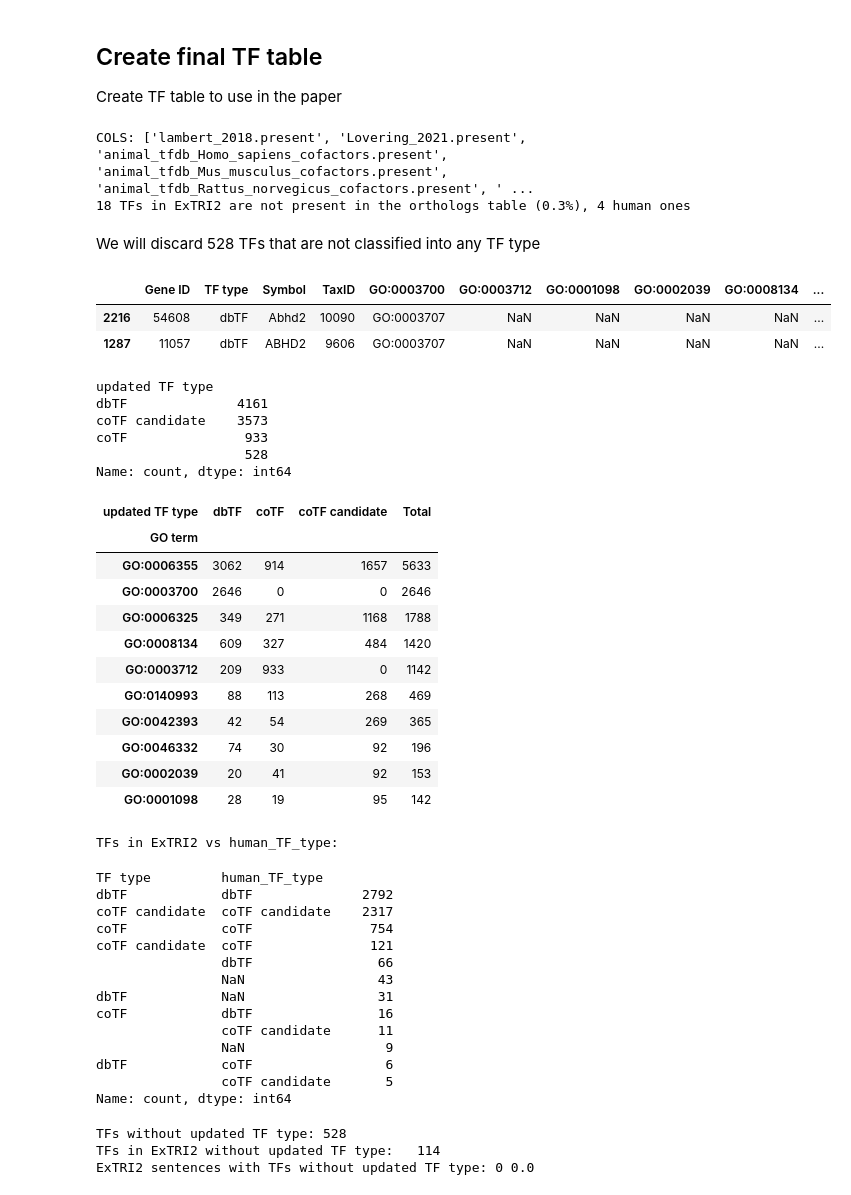
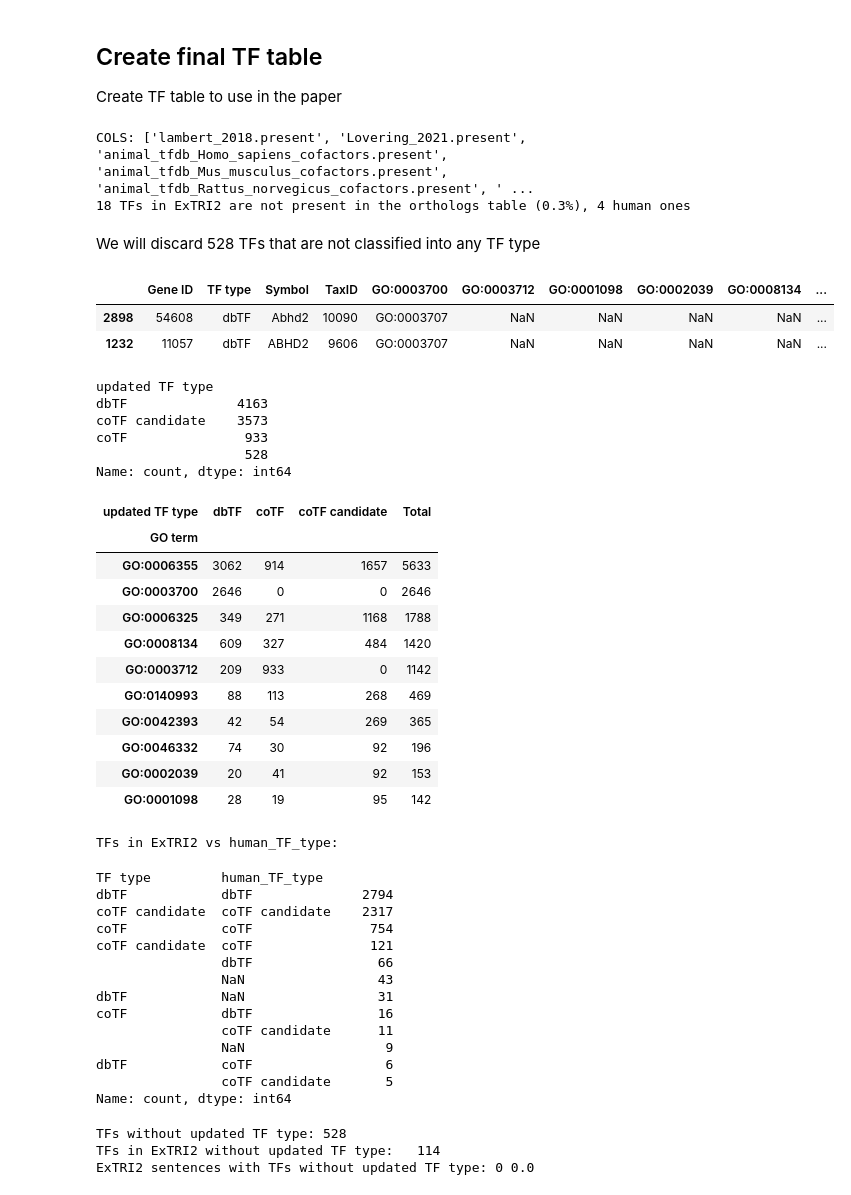
Before and after one commit to Rbbt-Workflows/ExTRI2, a Jupyter notebook: scripts/preprocessing/get_NCBI_TF_IDs.ipynb, the cells around one changed output. Cells and saved outputs as stored; diff of their text form; code cells hidden in the pictures.

Commit message:
Updated all_TFs to contain AP1/NFKB dimers

```diff
--- a/scripts/preprocessing/get_NCBI_TF_IDs.ipynb
+++ b/scripts/preprocessing/get_NCBI_TF_IDs.ipynb
@@ -356,31 +371,27 @@ for TF_type in TF_types:
 # %% [markdown]
 ## Get final TF set for the pipeline
 # %%
-# Get TF sets for each TF type
+# Get TF sets from QuickGO & TFCheckpoint for each TF type
 TF_IDs_dict = {}
-for TF_type in TF_types:
+for TF_type in ["dbTF", "coTF"]:
     TF_IDs = set()
 
     # Get QuickGO TFs
     QuickGO_subset = QuickGO[QuickGO['TF type'] == TF_type]
-    QuickGO_IDs = [j for i in list(QuickGO_subset['TF ID']) for j in i]
-    TF_IDs.update(set(QuickGO_IDs))
+    QuickGO_IDs_set = {j for i in list(QuickGO_subset['TF ID']) for j in i}
 
-    # Get TFCheckpoint TFs
-    TF_IDs.update(TFCheckpoint_sets[TF_type])
+    # Join QuickGO & TFCheckpoint TF sets & save to dictionary
+    TF_IDs_dict[TF_type] = QuickGO_IDs_set | TFCheckpoint_sets[TF_type]
 
-    # Save into dictionary
-    TF_IDs_dict[TF_type] = TF_IDs
-
-
-# coTFs must not contain dbTFs.
+# Remove from the coTF set these GeneIDs present in the dbTF set
 TF_IDs_dict['coTF'].difference_update(TF_IDs_dict['dbTF'])
 
 # Add the less likely coTFs as a subset of the coTFs
+# TODO - Why as a subset of coTFs? Why would we have repeated ll_coTFs in coTF? Might this be creating some bugs?
 TF_IDs_dict['ll_coTF'] = ll_coTF.intersection(TF_IDs_dict['coTF'])
 
 # Save each of them as a list
-for TF_type in TF_types + ['ll_coTF']:
+for TF_type in ['dbTF', 'coTF', 'll_coTF']:
     path = get_TF_ids_path(TF_type, postprocessing_path)
     with open(path, 'w') as f:
         for TF in TF_IDs_dict[TF_type]:
@@ -437,7 +425,7 @@ TFs_df = TFs_df[~((TFs_df['TF type'] == 'coTF') & (TFs_df['Gene ID'].isin(ll_coT
 assert len(TFs_df) == len(set(TFs_df['Gene ID'])), "There are duplicated Gene IDs in the TFs_df"
 
 # Use eutils to map each gene ID to the gene symbol & TF type
-annotationsSummary = retrieve_annotations(TFs_df['Gene ID'].tolist())
+annotationsSummary = retrieve_annotations_entrez(TFs_df['Gene ID'].tolist())
 EntrezIDtoSymbol = {ID : {'Name': annotation["Name"], 'TaxID': annotation['Organism']['TaxID']} for ID, annotation in zip(TFs_df['Gene ID'].tolist(), annotationsSummary)}
 TFs_df['Symbol'] = TFs_df['Gene ID'].map(lambda ID: EntrezIDtoSymbol[ID]['Name'])
 TFs_df['TaxID'] = TFs_df['Gene ID'].map(lambda ID: EntrezIDtoSymbol[ID]['TaxID'])
@@ -446,7 +434,7 @@ TFs_df['TaxID'] = TFs_df['Gene ID'].map(lambda ID: EntrezIDtoSymbol[ID]['TaxID']
 # --- JOIN WITH QUICKGO ---
 for GO_term in GO_dbTF + GO_coTF + ["GO:0006355"]:
     # Load the GO term table
-    GO_table = pd.read_csv(in_data_path + f"QuickGO-{GO_term.replace(':', '')}.tsv", sep="\t", header=0, dtype='str')
+    GO_table = pd.read_csv(external_data_path + f"QuickGO-{GO_term.replace(':', '')}.tsv", sep="\t", header=0, dtype='str')
 
     # Process the GO term table
     GO_table = (
@@ -477,13 +465,12 @@ TFCheckpoint_agg = (
 TFs_df = TFs_df.merge(TFCheckpoint_agg[cols + ['EntrezIDs']], left_on=['Gene ID'], right_on=['EntrezIDs'], how='left').drop(columns=["EntrezIDs"])
 
 # Ensure sources only have values for the correct species
-import numpy as np
 TFs_df.loc[TFs_df['TaxID'] != '9606',  ['TFclass_human', 'animal_tfdb_Homo_sapiens_cofactors.present', 'tcof_cotf_human.present', 'lambert_2018.present', 'Lovering_2021.present']] = np.nan
 TFs_df.loc[TFs_df['TaxID'] != '10090', ['TFclass_mouse', 'animal_tfdb_Mus_musculus_cofactors.present', 'tcof_cotf_mouse.present']] = np.nan
 TFs_df.loc[TFs_df['TaxID'] != '10116', ['TFclass_rat',   'animal_tfdb_Rattus_norvegicus_cofactors.present']] = np.nan
 
-# --- CREATE NEW CATEGORISATION ---
-new_categorisation = {
+# --- CREATE NEW TF CATEGORISATION ---
+new_categorisation_cols = {
     'dbTF': GO_dbTF + [col for col in TFCheckpoint_cols['dbTF'] if col not in ['TFclass.present.merged']] + ['TFclass_human', 'TFclass_mouse', 'TFclass_rat'],
     'coTF candidate': GO_coTF + TFCheckpoint_cols['coTF'] + ["GO:0006355"],
     'coTF': ["GO:0003712"]
@@ -493,24 +480,32 @@ TFs_df = TFs_df.replace("", np.nan) # Replace empty strings with NaN
 TFs_df["updated TF type"] = '' # Default
 # dbTF will overwrite coTF, which will overwrite coTF candidate
 for tf_type in ['coTF candidate', 'coTF', 'dbTF']:
-    cols = new_categorisation[tf_type]
+    cols = new_categorisation_cols[tf_type]
     TFs_df.loc[TFs_df[cols].notna().any(axis=1), 'updated TF type'] = tf_type
+
+# --- ADD NFKB & AP1 COMPLEXES ---
+TFs_df = pd.concat([TFs_df, pd.DataFrame([{
+    'Gene ID': f"Complex:{complex}",
+    'Symbol': complex,
+    'TF type': "dbTF",
+    'updated TF type': "dbTF",
+} for complex in ['AP1', 'NFKB']])], ignore_index=True)
 
 # --- CLEAN UP & SAVE ---
 
 # Create column if in ExTRI2 dataset
-ExTRI2_df = pd.read_csv("../../data/paper_tables/ExTRI2_final_resource.tsv", sep="\t", dtype='str')
+ExTRI2_df = pd.read_csv(paper_ExTRI2_path, sep="\t", dtype='str')
 geneIDs_in_ExTRI2 = {id for col in ['TF Id', 'TG Id'] for ids in ExTRI2_df[col].unique() for id in ids.split(';')}
 
 TFs_df["In ExTRI"] = TFs_df['Gene ID'].isin(geneIDs_in_ExTRI2)
 
 # Add orthologs information
-all_orthologs_df = pd.read_csv("../../data/postprocessing/tables/orthologs_final.tsv", sep="\t", dtype='str').set_index('Gene_ID')
+all_orthologs_df = pd.read_csv(all_orthologs_path, sep="\t", dtype='str').set_index('Gene_ID')
 TFs_df['human_gene_ID']     = TFs_df['Gene ID'].map(all_orthologs_df['unique_human_gene_ID'])
 TFs_df['human_symbol']      = TFs_df['Gene ID'].map(all_orthologs_df['unique_human_gene_symbol'])
 TFs_df['hgnc_id']           = TFs_df['Gene ID'].map(all_orthologs_df['unique_HGNC_ID'])
 
-# Fill in human ones not present in orthologs_df (those that weren't in Ensembl)
+# Ensure all human TFs have the "human" columns filled in (some are not in the Ensembl orthologs list)
 m_missing = (TFs_df['In ExTRI'] & ~TFs_df['Gene ID'].isin(all_orthologs_df.index))
 m_missing_human = m_missing & (TFs_df['TaxID'] == '9606')
 print(f"{m_missing.sum()} TFs in ExTRI2 are not present in the orthologs table ({m_missing.sum() / TFs_df['In ExTRI'].sum():.1%}), {(m_missing_human).sum()} human ones")
@@ -526,13 +521,13 @@ TFs_df["updated TF type"] = pd.Categorical(TFs_df["updated TF type"], categories
 TFs_df = TFs_df.sort_values(by=['In ExTRI', 'updated TF type', 'human_symbol', 'TaxID'], ascending=[False, True, True, True])
 
 # Save the complete dataset
-TFs_df.to_csv("../../analysis/tables/all_TFs.tsv", sep="\t", index=False)
+TFs_df.to_csv(all_TFs_path, sep="\t", index=False)
 
 # --- CREATE PAPER TF TABLES ---
 # Save the 2 tables we'll include in the paper
 
 md(f'We will discard {TFs_df[TFs_df["updated TF type"] == ""].shape[0]} TFs that are not classified into any TF type')
-TFs_df[TFs_df['updated TF type'] != ''][['Gene ID', 'Symbol', 'TaxID']].to_csv("../../data/paper_tables/all_considered_TFs.tsv", sep="\t", index=False)
+TFs_df[TFs_df['updated TF type'] != ''][['Gene ID', 'Symbol', 'TaxID']].to_csv(all_considered_TFs_path, sep="\t", index=False)
 
 # Create table with only TFs in ExTRI2
 TFs_in_ExTRI2 = (TFs_df
@@ -567,38 +562,38 @@ TFs_in_ExTRI2['human_TF_type'] = TFs_in_ExTRI2['human_gene_ID'].map(tf_type_map)
 
 
 # Save the table
-TFs_in_ExTRI2.to_csv("../../data/paper_tables/TFs_in_ExTRI2.tsv", sep="\t", index=False)
+TFs_in_ExTRI2.to_csv(TFs_in_ExTRI2_path, sep="\t", index=False)
 
 # --- SHOW STATS ---
 pd.set_option('display.max_columns', None)
 display(TFs_df.head(2))
 display(TFs_df['updated TF type'].value_counts(dropna=False))
 
 # Show updated TF types per GO term
 summary = (
     TFs_df
     .melt(id_vars="updated TF type", value_vars=[c for c in TFs_df.columns if c.startswith("GO:")],
           var_name="GO term", value_name="present")
     .assign(present=lambda d: d["present"].notna())
     .query("present == True")
     .groupby(["GO term", "updated TF type"], observed=True)
     .size()
     .unstack(fill_value=0)       # columns = updated TF type
 )
 summary["Total"] = summary.sum(axis=1)
 display(summary.sort_values("Total", ascending=False))
 
 print("TFs in ExTRI2 vs human_TF_type:")
 display(TFs_in_ExTRI2[['TF type', 'human_TF_type']].value_counts(dropna=False))
 # %% [output]
 COLS: ['lambert_2018.present', 'Lovering_2021.present', 'animal_tfdb_Homo_sapiens_cofactors.present', 'animal_tfdb_Mus_musculus_cofactors.present', 'animal_tfdb_Rattus_norvegicus_cofactors.present', ' ...
 18 TFs in ExTRI2 are not present in the orthologs table (0.3%), 4 human ones
 We will discard 528 TFs that are not classified into any TF type
 |  | Gene ID | TF type | Symbol | TaxID | GO:0003700 | GO:0003712 | GO:0001098 | GO:0002039 | GO:0008134 | ... |
-| 2216 | 54608 | dbTF | Abhd2 | 10090 | GO:0003707 | NaN | NaN | NaN | NaN | ... |
-| 1287 | 11057 | dbTF | ABHD2 | 9606 | GO:0003707 | NaN | NaN | NaN | NaN | ... |
+| 2898 | 54608 | dbTF | Abhd2 | 10090 | GO:0003707 | NaN | NaN | NaN | NaN | ... |
+| 1232 | 11057 | dbTF | ABHD2 | 9606 | GO:0003707 | NaN | NaN | NaN | NaN | ... |
 updated TF type
-dbTF              4161
+dbTF              4163
 coTF candidate    3573
 coTF               933
                    528
@@ -617,7 +612,7 @@ Name: count, dtype: int64
 | GO:0001098 | 28 | 19 | 95 | 142 |
 TFs in ExTRI2 vs human_TF_type:
 TF type         human_TF_type
-dbTF            dbTF              2792
+dbTF            dbTF              2794
 coTF candidate  coTF candidate    2317
 coTF            coTF               754
 coTF candidate  coTF               121
```
Also changed, not shown: parts of 15 cells of this notebook, 5 other files.
